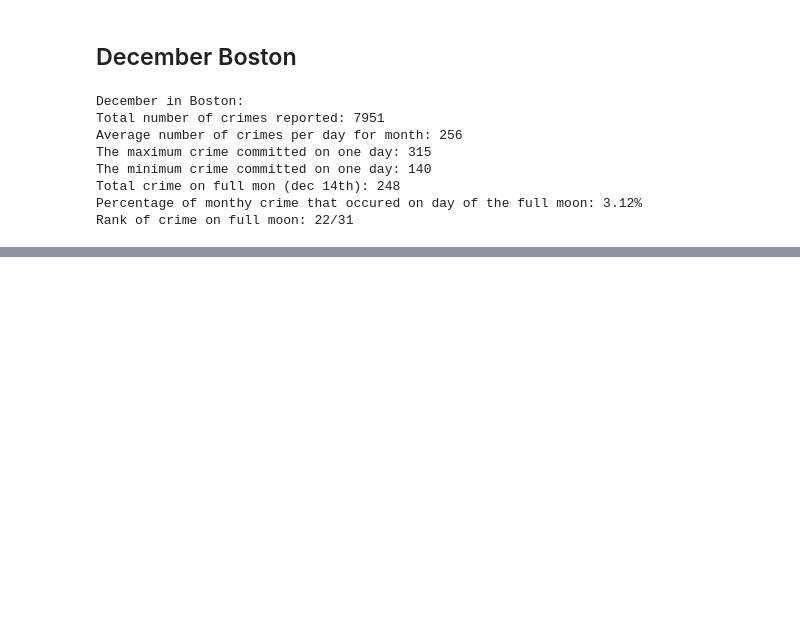
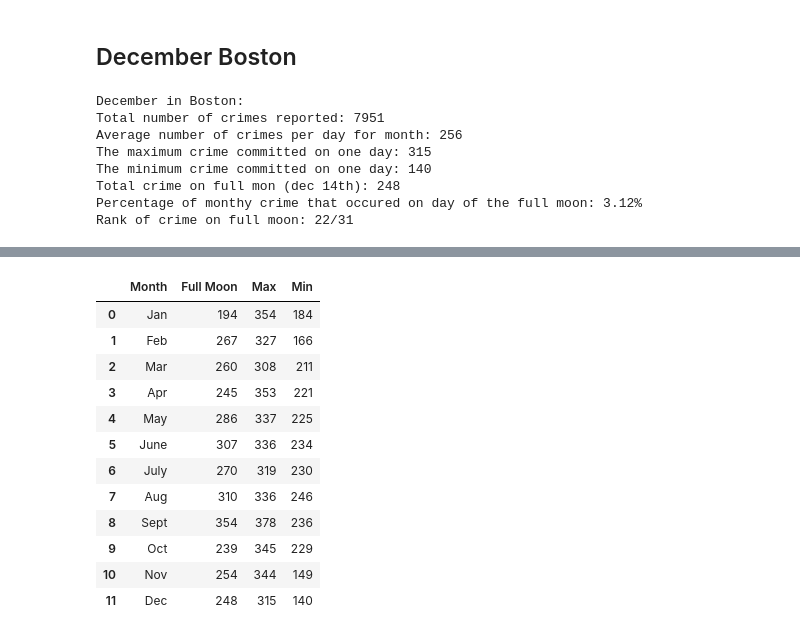
Before and after one commit to FAufenger/JupyterNotebook-FullMoon, a Jupyter notebook: Crime & The Moon/LunarCrimeEffect.ipynb, the cells around one changed output, grey strips where cells are left out. Drawn from its saved outputs; the diff is of its cells as text; code cells hidden in the pictures; blank space fills up the shorter version.

```diff
--- a/Crime & The Moon/LunarCrimeEffect.ipynb
+++ b/Crime & The Moon/LunarCrimeEffect.ipynb
@@ -990,3 +1002,47 @@ plt.show()
 #specific type of crime that happened on the full moon nights?
 
 #lunar/ solar days and crime
+# %%
+#Boston crime over the year
+full_moon_jan =int(boston_crime_jan_24["Crime Date"].count())
+full_moon_feb =int(boston_crime_feb_22["Crime Date"].count())
+full_moon_mar =int(boston_crime_mar_23["Crime Date"].count())
+full_moon_apr =int(boston_crime_apr_22["Crime Date"].count())
+full_moon_may =int(boston_crime_may_21["Crime Date"].count())
+full_moon_june =int(boston_crime_june_20["Crime Date"].count())
+full_moon_july =int(boston_crime_july_20["Crime Date"].count())
+full_moon_aug =int(boston_crime_aug_18["Crime Date"].count())
+full_moon_sept =int(boston_crime_sept_16["Crime Date"].count())
+full_moon_oct =int(boston_crime_oct_16["Crime Date"].count())
+full_moon_nov =int(boston_crime_nov_14["Crime Date"].count())
+full_moon_dec =int(boston_crime_dec_14["Crime Date"].count())
+
+boston_year_crime = pd.DataFrame([['Jan', full_moon_jan, boston_jan_max, boston_jan_min],
+                                  ['Feb', full_moon_feb, boston_feb_max, boston_feb_min],
+                                  ['Mar', full_moon_mar, boston_mar_max, boston_mar_min],
+                                  ['Apr', full_moon_apr, boston_apr_max, boston_apr_min],
+                                  ['May', full_moon_may, boston_may_max, boston_may_min],
+                                  ['June', full_moon_june, boston_june_max, boston_june_min],
+                                  ['July', full_moon_july, boston_july_max, boston_july_min],
+                                  ['Aug', full_moon_aug, boston_aug_max, boston_aug_min],
+                                  ['Sept', full_moon_sept, boston_sept_max, boston_sept_min],
+                                  ['Oct', full_moon_oct, boston_oct_max, boston_oct_min],
+                                  ['Nov', full_moon_nov, boston_nov_max, boston_nov_min],
+                                  ['Dec', full_moon_dec, boston_dec_max, boston_dec_min]],
+                                columns=["Month", "Full Moon", "Max", "Min"])
+
+boston_year_crime
+# %% [output]
+|  | Month | Full Moon | Max | Min |
+| 0 | Jan | 194 | 354 | 184 |
+| 1 | Feb | 267 | 327 | 166 |
+| 2 | Mar | 260 | 308 | 211 |
+| 3 | Apr | 245 | 353 | 221 |
+| 4 | May | 286 | 337 | 225 |
+| 5 | June | 307 | 336 | 234 |
+| 6 | July | 270 | 319 | 230 |
+| 7 | Aug | 310 | 336 | 246 |
+| 8 | Sept | 354 | 378 | 236 |
+| 9 | Oct | 239 | 345 | 229 |
+| 10 | Nov | 254 | 344 | 149 |
+| 11 | Dec | 248 | 315 | 140 |
```
Also changed, not shown: parts of 11 cells of this notebook, 1 other file.
